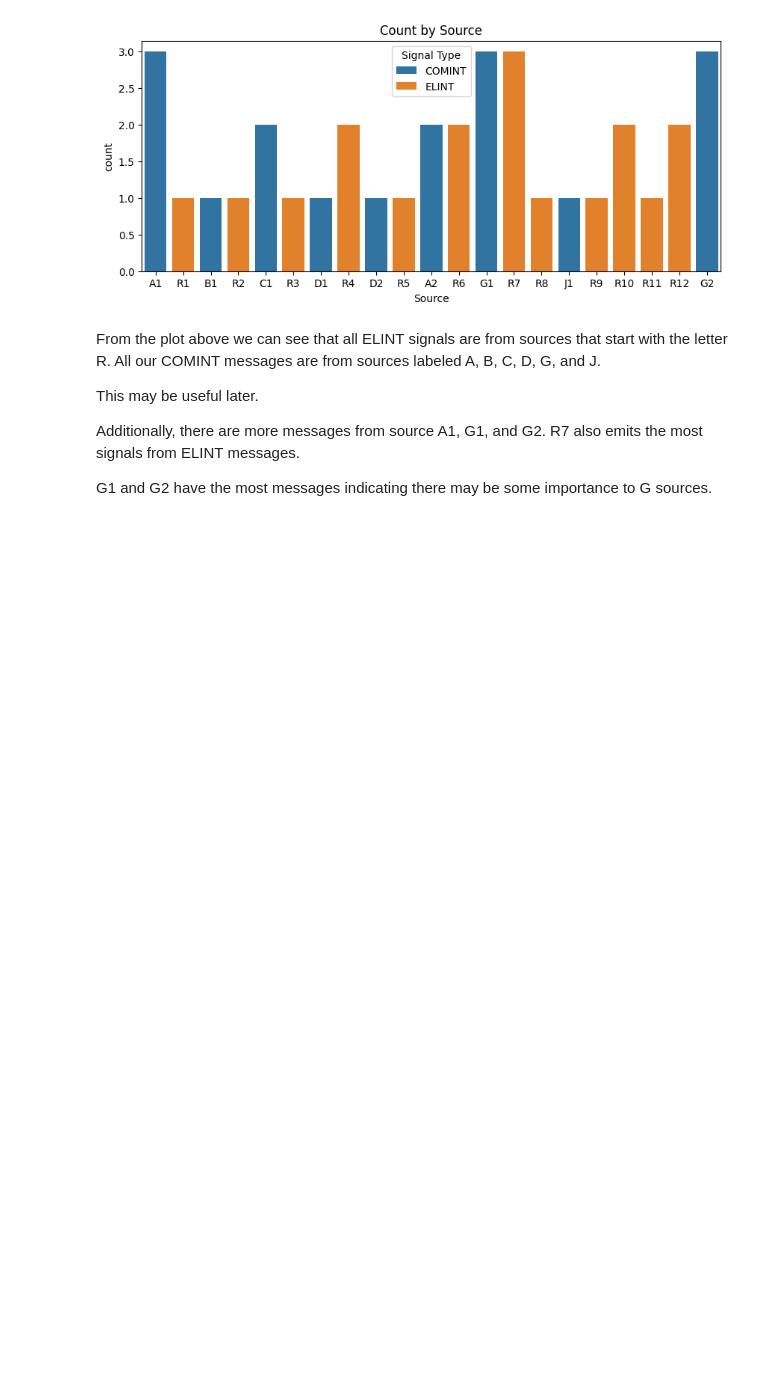
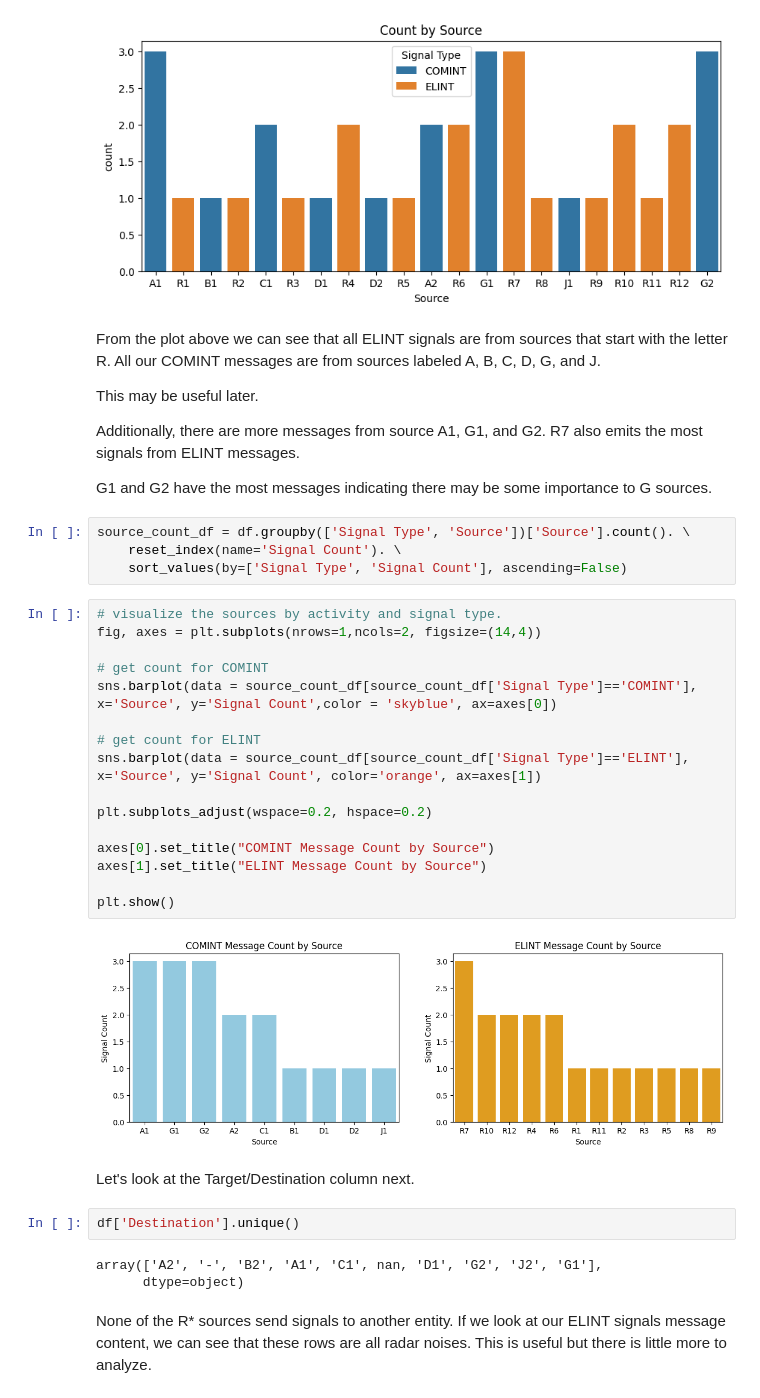
Before and after one commit to ggsmith842/sigint-analysis, a Jupyter notebook: initial_analysis.ipynb, the cells around one changed output. Saved outputs shown, nothing was run; the diff lists cells and outputs as text; blank space fills up the shorter version.

Commit message:
start on network visual

```diff
--- a/initial_analysis.ipynb
+++ b/initial_analysis.ipynb
@@ -108,3 +111,34 @@ This may be useful later.
 Additionally, there are more messages from source A1, G1, and G2. R7 also emits the most signals from ELINT messages.
 
 G1 and G2 have the most messages indicating there may be some importance to G sources.
+# %%
+source_count_df = df.groupby(['Signal Type', 'Source'])['Source'].count(). \
+    reset_index(name='Signal Count'). \
+    sort_values(by=['Signal Type', 'Signal Count'], ascending=False)
+# %%
+# visualize the sources by activity and signal type.
+fig, axes = plt.subplots(nrows=1,ncols=2, figsize=(14,4))
+
+# get count for COMINT
+sns.barplot(data = source_count_df[source_count_df['Signal Type']=='COMINT'], x='Source', y='Signal Count',color = 'skyblue', ax=axes[0])
+
+# get count for ELINT
+sns.barplot(data = source_count_df[source_count_df['Signal Type']=='ELINT'], x='Source', y='Signal Count', color='orange', ax=axes[1])
+
+plt.subplots_adjust(wspace=0.2, hspace=0.2)
+
+axes[0].set_title("COMINT Message Count by Source")
+axes[1].set_title("ELINT Message Count by Source")
+
+plt.show()
+# %% [output]
+[figure, added]
+# %% [markdown]
+Let's look at the Target/Destination column next.
+# %%
+df['Destination'].unique()
+# %% [output]
+array(['A2', '-', 'B2', 'A1', 'C1', nan, 'D1', 'G2', 'J2', 'G1'],
+      dtype=object)
+# %% [markdown]
+None of the R* sources send signals to another entity. If we look at our ELINT signals message content, we can see that these rows are all radar noises. This is useful but there is little more to analyze.
```
Also changed, not shown: parts of 9 cells of this notebook.
